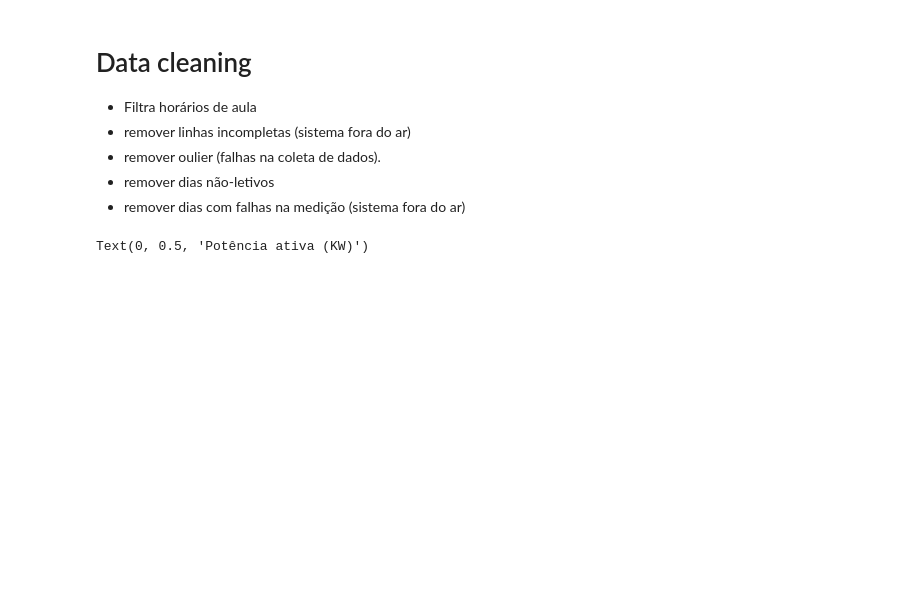
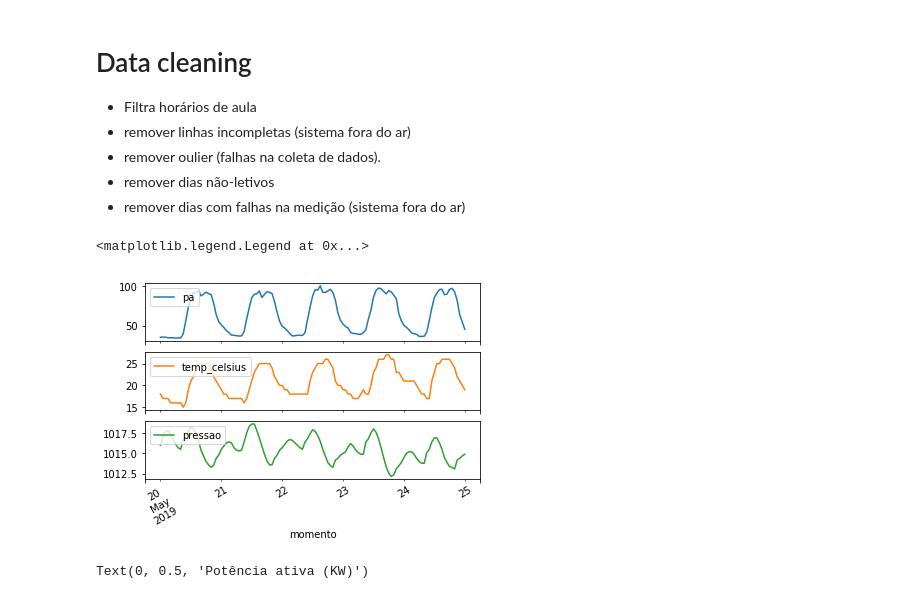
Before and after one commit to LeonardoSanBenitez/Loris-Industrial-Intelligence, a Jupyter notebook: pythonCodes/01 - WeatherRegression/All campus/Brasilia Bloco K.ipynb, the cells around one changed output. Saved outputs shown, nothing was run; the diff lists cells and outputs as text; code cells hidden in the pictures; blank space fills up the shorter version.

```diff
--- a/pythonCodes/01 - WeatherRegression/All campus/Brasilia Bloco K.ipynb
+++ b/pythonCodes/01 - WeatherRegression/All campus/Brasilia Bloco K.ipynb
@@ -67,6 +67,15 @@ Text(0.5, 0, 'Pressão (hPa)')
 # %%
 processed = raw.dropna()
 processed = processed.set_index(pd.to_datetime (processed['momento'])).drop('momento', axis=1)
+# %%
+
+(ax1, ax2, ax3) = processed['2019-05-20 00:00:00' : '2019-05-25 00:00:00'].plot(subplots=True, sharex=True)
+ax1.legend(loc='upper left')
+ax2.legend(loc='upper left')
+ax3.legend(loc='upper left')
+# %% [output]
+<matplotlib.legend.Legend at 0x...>
+[figure, added]
 # %%
 ## Remove fins de semana
 # Create an index of just the date portion of your index (this is the slow step)
```
Also changed, not shown: 1 other file.
